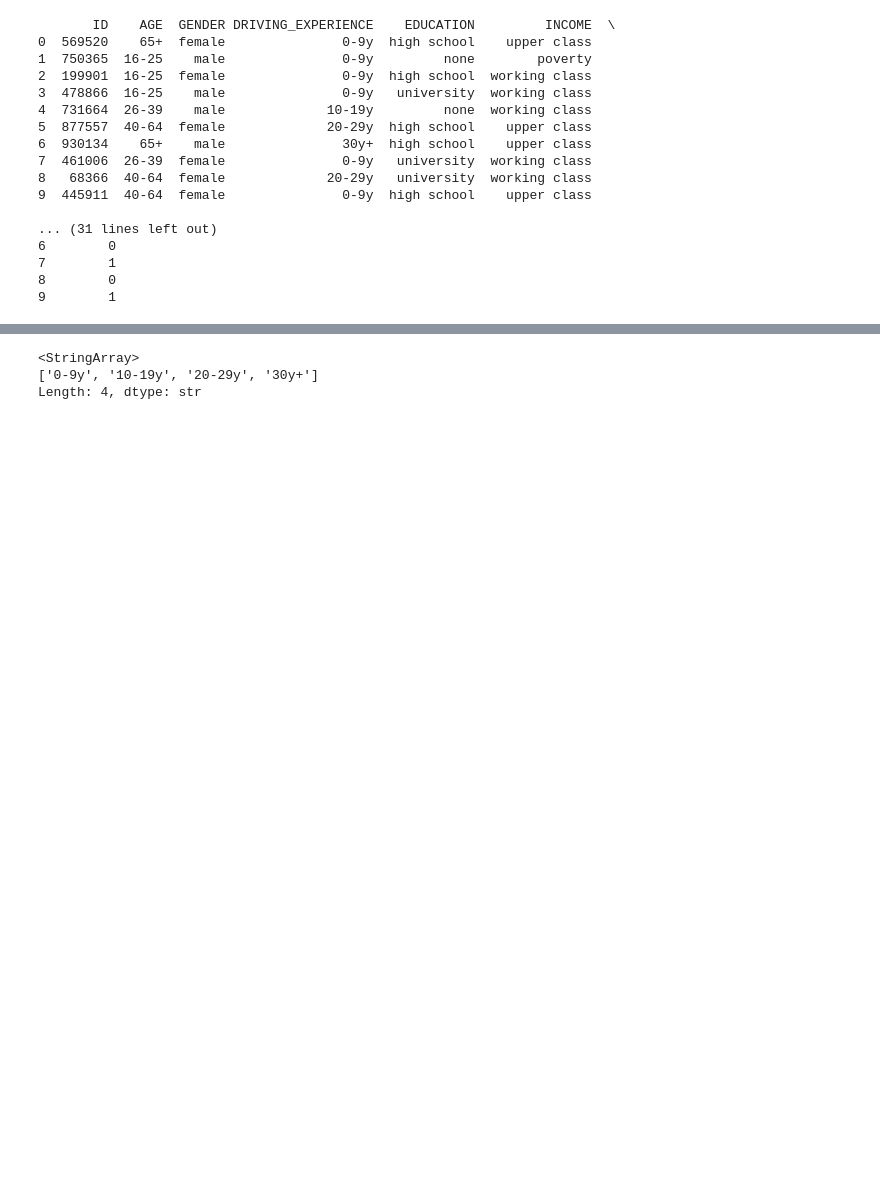
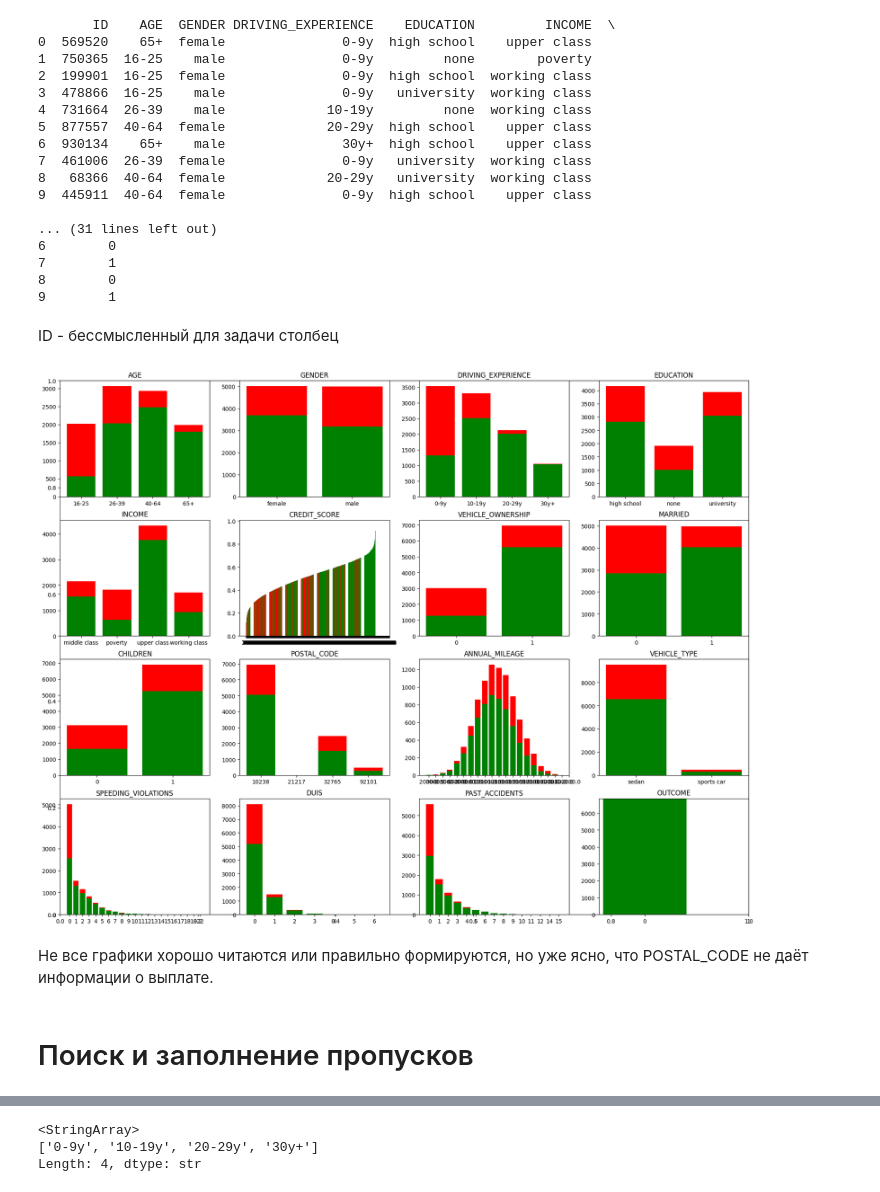
Before and after one commit to hsemlcourse/hseml-group-project-dashazaj, a Jupyter notebook: notebooks/03_experiments.ipynb, the cells around one changed output, grey strips where cells are left out. Saved outputs shown, nothing was run; the diff lists cells and outputs as text; code cells hidden in the pictures; blank space fills up the shorter version.

Commit message:
visualisation + processing

```diff
--- a/notebooks/03_experiments.ipynb
+++ b/notebooks/03_experiments.ipynb
@@ -25,5 +27,54 @@ print(car_ins[:10])
 7        1
 8        0
 9        1
+# %% [markdown]
+ID - бессмысленный для задачи столбец
 # %%
 car_ins.drop(['ID'], axis=1, inplace=True)
+# %%
+cols = car_ins.columns
+frecs = []
+for x in cols:
+    df1 = car_ins[car_ins['OUTCOME']==0][x].value_counts()
+    df2 = car_ins[car_ins['OUTCOME']==1][x].value_counts()
+    df = pd.merge(df1, df2, 'outer', on = x)
+    df.columns = ['safe', 'incident']
+    frecs.append(df)
+
+fig, ax = plt.subplots(figsize=(19,15))
+fig.tight_layout(pad=5)
+
+def plot_stacked(data, subplot, bot1):
+    labels = data.index.tolist()
+    safe = np.array(data['safe'])
+    incident = np.array(data['incident'])
+    x = np.arange(len(data))
+    plt.subplot(4,4,subplot)
+    plt.bar(x, safe, label='safe', color='green')
+    plt.bar(x, incident, bottom=bot1, label='incident', color='red')
+    plt.xticks(x, labels)
+    plt.title(cols[subplot-1])
+    return None
+
+for n in range(16):
+    match n:
+        case 5:
+            df = car_ins.sort_values('CREDIT_SCORE')[['CREDIT_SCORE', 'OUTCOME']].reset_index(drop=True)
+            df1 = df[df['OUTCOME']==0]
+            df2 = df[df['OUTCOME']==1]
+            label_1 = df1.index.to_list()
+            label_2 = df2.index.to_list()
+            x = np.arange(len(df))
+            plt.subplot(4,4,6)
+            plt.bar(label_1, np.array(df1['CREDIT_SCORE']), color='green')
+            plt.bar(label_2, np.array(df2['CREDIT_SCORE']), color='red')
+            plt.xticks(x, label_1+label_2)
+            plt.title(cols[n])
+        case _:
+            plot_stacked(frecs[n], n+1, bot1=np.array(frecs[n]['safe']))
+
+plt.show()
+# %% [output]
+[figure, added]
+# %% [markdown]
+Не все графики хорошо читаются или правильно формируются, но уже ясно, что POSTAL_CODE не даёт информации о выплате.
@@ -30,3 +83,5 @@ car_ins.drop(['ID'], axis=1, inplace=True)
+# %% [markdown]
+# Поиск и заполнение пропусков
 # %%
 print(car_ins.info())
 # %% [output]
```
Also changed, not shown: parts of 20 cells of this notebook.
